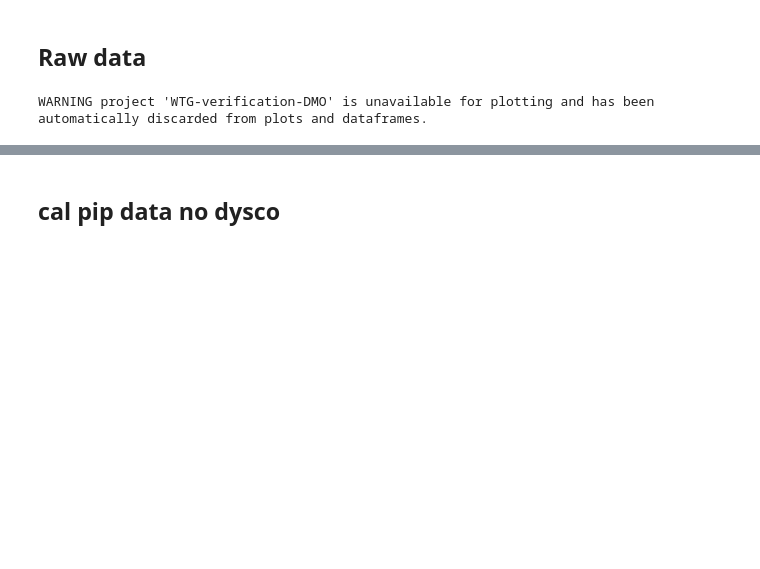
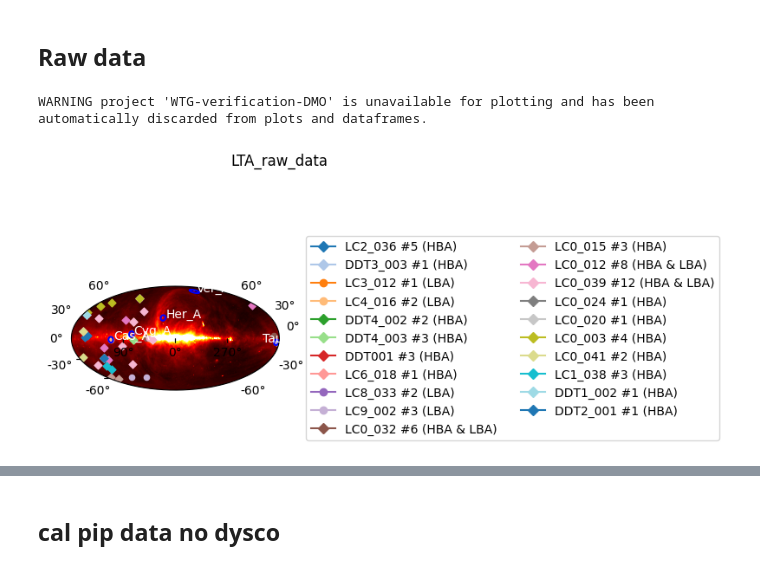
Before and after one commit to CelestinBananas/LTA_overview, a Jupyter notebook: LTA_Overview_notebook.ipynb, the cells around one changed output, grey strips where cells are left out. Saved outputs shown, nothing was run; the diff lists cells and outputs as text; code cells hidden in the pictures; blank space fills up the shorter version.

```diff
--- a/LTA_Overview_notebook.ipynb
+++ b/LTA_Overview_notebook.ipynb
@@ -344,19 +342,15 @@ def overview_image(df, outname, plotProject = 'all', plotAntenna = 'both', backg
 # %% [markdown]
 ## Raw data
 # %%
-debug = False
 testMode = False
 
 #cp from column G of summary sheet
 to_keep_raw = 'WTG-verification-DMO','DDT001','DDT002','DDT1_002','DDT2_001','DDT3_003','DDT4_002','DDT4_003','LC0_003','LC0_009','LC0_012','LC0_015','LC0_017','LC0_020','LC0_024','LC0_028','LC0_032','LC0_039','LC0_041','LC1_036','LC1_038','LC2_006','LC2_036','LC3_004','LC3_012','LC4_010','LC4_016','LC6_018','LC8_033','LC9_002'
-# to_keep_raw = ["LC0_012"]
+
 #run scripts
 df_raw = df_prep('data/raw_data.tsv', to_keep_raw)
 overview_image(df_raw, 'LTA_raw_data',plotProject ='all',plotAntenna = 'both', testMode = testMode, plotAteam=True, exp_range = [-np.inf, 14000], background="408MHz")
-# df_raw[df_raw['PROJECT'] == 'DDT001']['PROJECT'].unique()
-
-## avg pip data no dysco
-# df_raw.columns
 # %% [output]
 WARNING project 'WTG-verification-DMO' is unavailable for plotting and has been automatically discarded from plots and dataframes.
+[figure, added]
 [interactive output not drawn]
```
Also changed, not shown: parts of 14 cells of this notebook.
